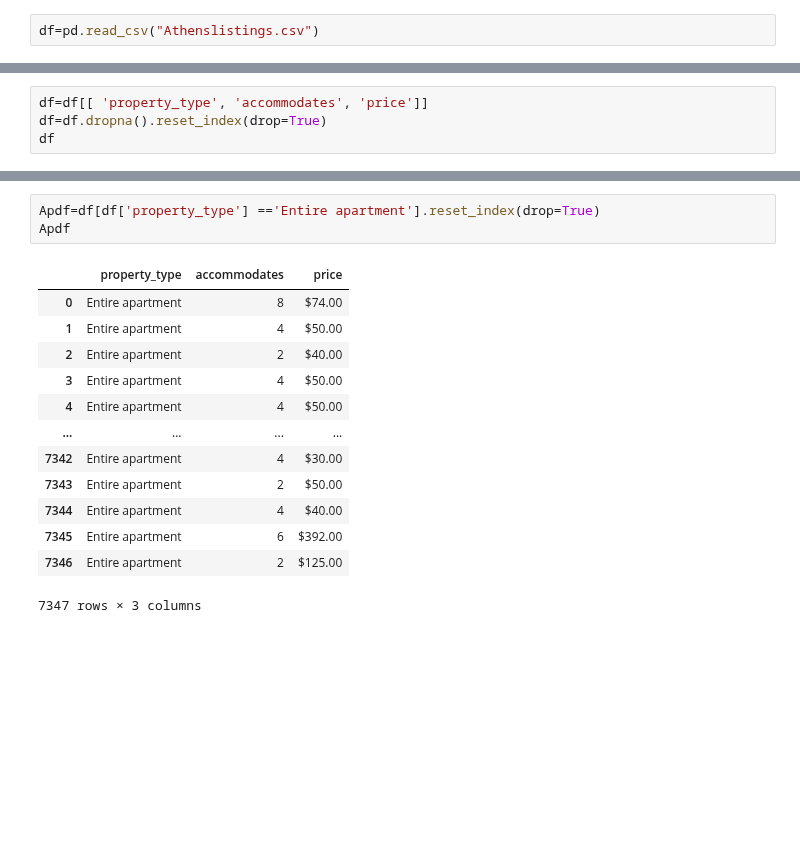
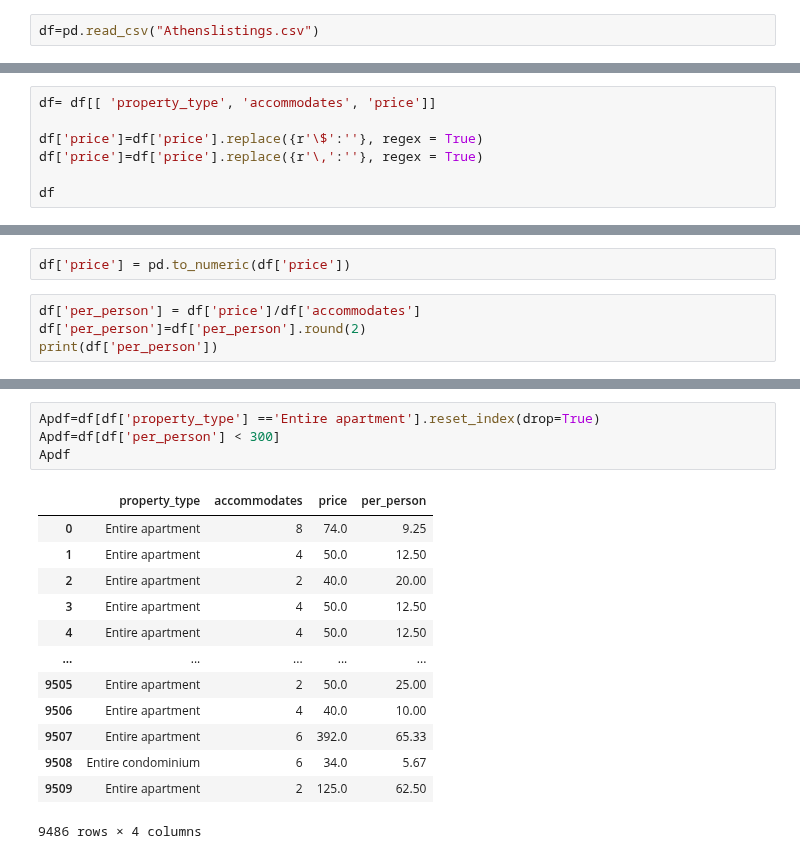
Before and after one commit to data301-2021-summer2/project-group36-project, a Jupyter notebook: analysis/Jaimie Nguyen/Dataset.ipynb, the cells around one changed output, grey strips where cells are left out. Drawn from its saved outputs; the diff is of its cells as text; blank space fills up the shorter version.

```diff
--- a/analysis/Jaimie Nguyen/Dataset.ipynb
+++ b/analysis/Jaimie Nguyen/Dataset.ipynb
@@ -100,4 +64,0 @@ list(df.columns)
-# %%
-df=df[[ 'property_type', 'accommodates', 'price']]
-df=df.dropna().reset_index(drop=True)
-df
@@ -117,0 +65,7 @@ df
+# %%
+df= df[[ 'property_type', 'accommodates', 'price']]
+
+df['price']=df['price'].replace({r'\$':''}, regex = True)
+df['price']=df['price'].replace({r'\,':''}, regex = True)
+
+df
@@ -117,0 +86,6 @@ df
+# %%
+df['price'] = pd.to_numeric(df['price'])
+# %%
+df['per_person'] = df['price']/df['accommodates']
+df['per_person']=df['per_person'].round(2)
+print(df['per_person'])
@@ -118,20 +105,21 @@ df
 # %%
 Apdf=df[df['property_type'] =='Entire apartment'].reset_index(drop=True)
+Apdf=df[df['per_person'] < 300]
 Apdf
 # %% [output]
-|  | property_type | accommodates | price |
-| 0 | Entire apartment | 8 | $74.00 |
-| 1 | Entire apartment | 4 | $50.00 |
-| 2 | Entire apartment | 2 | $40.00 |
-| 3 | Entire apartment | 4 | $50.00 |
-| 4 | Entire apartment | 4 | $50.00 |
-| ... | ... | ... | ... |
-| 7342 | Entire apartment | 4 | $30.00 |
-| 7343 | Entire apartment | 2 | $50.00 |
-| 7344 | Entire apartment | 4 | $40.00 |
-| 7345 | Entire apartment | 6 | $392.00 |
-| 7346 | Entire apartment | 2 | $125.00 |
+|  | property_type | accommodates | price | per_person |
+| 0 | Entire apartment | 8 | 74.0 | 9.25 |
+| 1 | Entire apartment | 4 | 50.0 | 12.50 |
+| 2 | Entire apartment | 2 | 40.0 | 20.00 |
+| 3 | Entire apartment | 4 | 50.0 | 12.50 |
+| 4 | Entire apartment | 4 | 50.0 | 12.50 |
+| ... | ... | ... | ... | ... |
+| 9505 | Entire apartment | 2 | 50.0 | 25.00 |
+| 9506 | Entire apartment | 4 | 40.0 | 10.00 |
+| 9507 | Entire apartment | 6 | 392.0 | 65.33 |
+| 9508 | Entire condominium | 6 | 34.0 | 5.67 |
+| 9509 | Entire apartment | 2 | 125.0 | 62.50 |
-7347 rows × 3 columns
+9486 rows × 4 columns
 # %%
 condf=df[df['property_type'] =='Entire condominium'].reset_index(drop=True)
 condf
```
Also changed, not shown: parts of 21 cells of this notebook.
